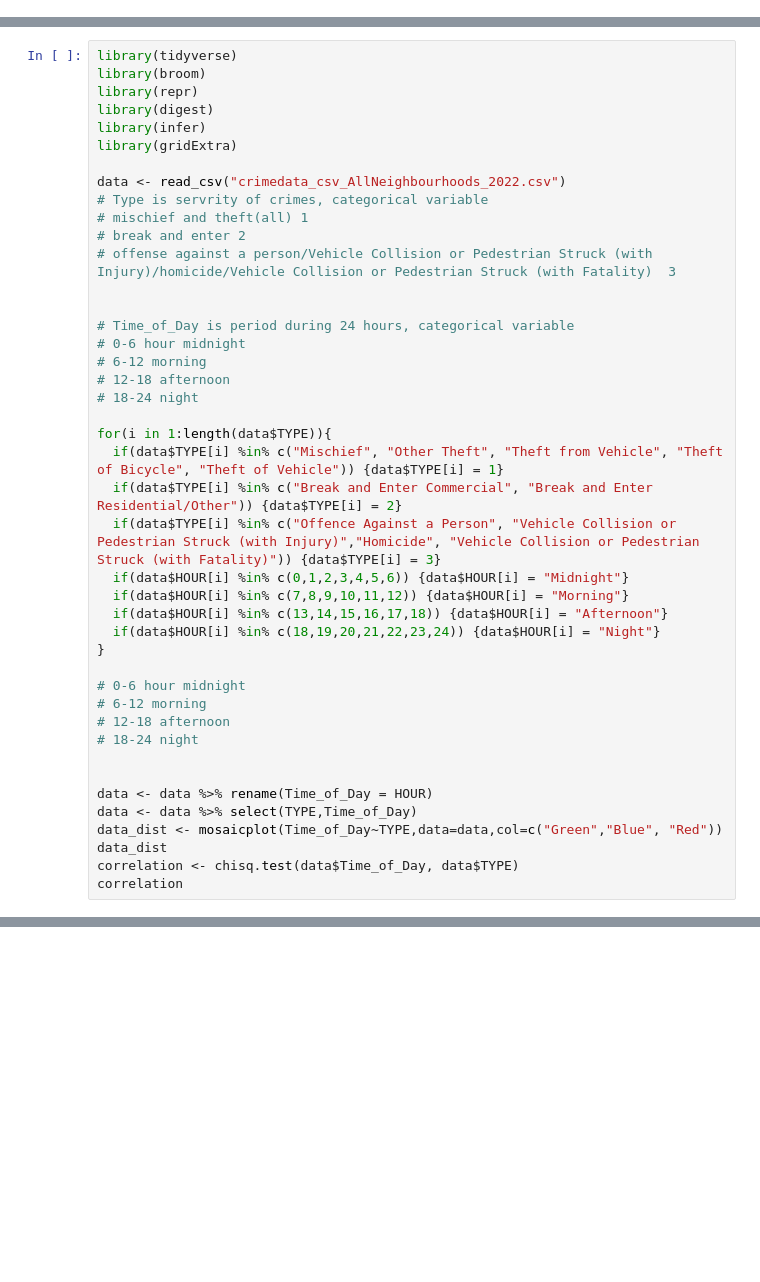
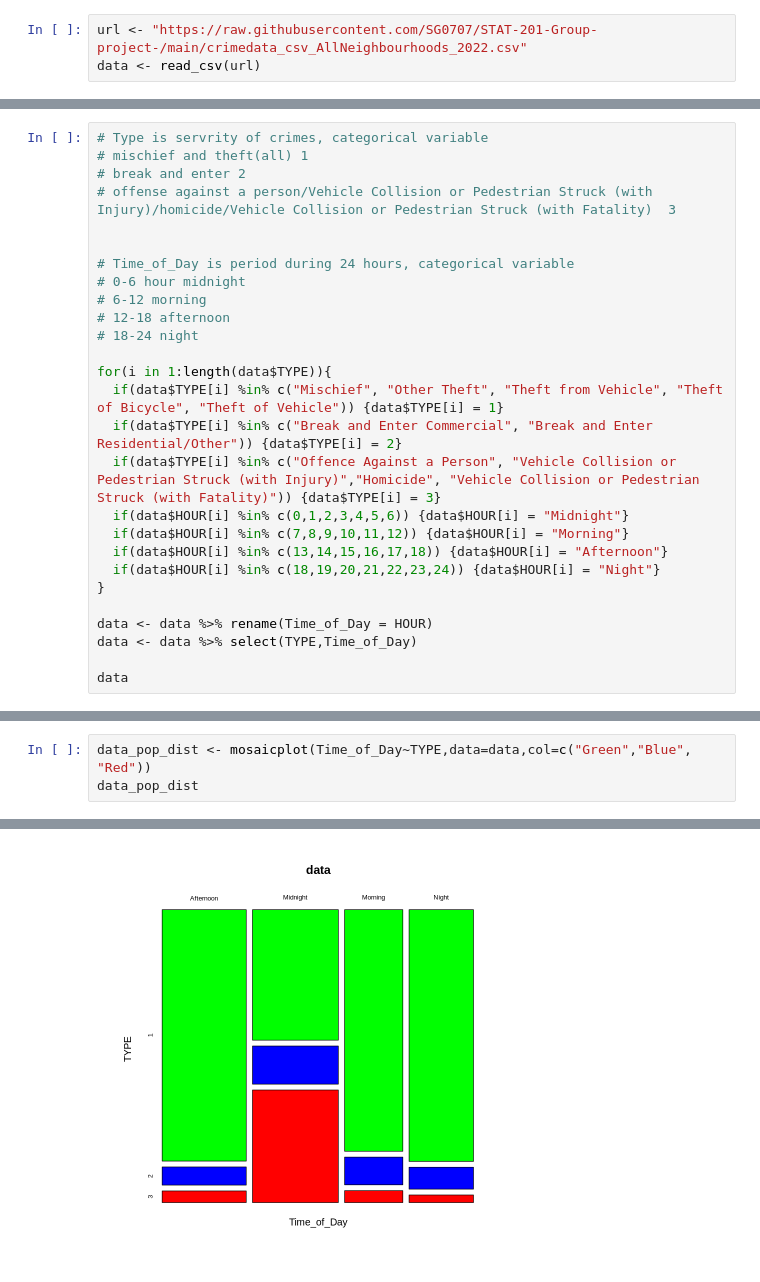
Before and after one commit to saucedo111/Crime-Severity-and-Time-of-Day, a Jupyter notebook: proposal.ipynb, the cells around one changed output, grey strips where cells are left out. Drawn from its saved outputs; the diff is of its cells as text; blank space fills up the shorter version.

```diff
--- a/proposal.ipynb
+++ b/proposal.ipynb
@@ -0,0 +48,3 @@
+# %%
+url <- "https://raw.githubusercontent.com/SG0707/STAT-201-Group-project-/main/crimedata_csv_AllNeighbourhoods_2022.csv"
+data <- read_csv(url)
@@ -1,12 +62,4 @@
 # %%
-library(tidyverse)
-library(broom)
-library(repr)
-library(digest)
-library(infer)
-library(gridExtra)
-
-data <- read_csv("crimedata_csv_AllNeighbourhoods_2022.csv")
 # Type is servrity of crimes, categorical variable
 # mischief and theft(all) 1
 # break and enter 2
@@ -29,16 +82,8 @@ for(i in 1:length(data$TYPE)){
   if(data$HOUR[i] %in% c(18,19,20,21,22,23,24)) {data$HOUR[i] = "Night"}
 }
 
-# 0-6 hour midnight
-# 6-12 morning
-# 12-18 afternoon
-# 18-24 night
-
-
 data <- data %>% rename(Time_of_Day = HOUR)
 data <- data %>% select(TYPE,Time_of_Day)
-data_dist <- mosaicplot(Time_of_Day~TYPE,data=data,col=c("Green","Blue", "Red"))
-data_dist
-correlation <- chisq.test(data$Time_of_Day, data$TYPE)
-correlation
+
+data
 # %% [output]
@@ -48,0 +111,4 @@ ERROR: Error in parse(text = x, srcfile = src): <text>:41:32: unexpected ','
+# %%
+data_pop_dist <- mosaicplot(Time_of_Day~TYPE,data=data,col=c("Green","Blue", "Red"))
+data_pop_dist
+# %% [output]
@@ -48,0 +116 @@ ERROR: Error in parse(text = x, srcfile = src): <text>:41:32: unexpected ','
+[figure, added]
```
Also changed, not shown: parts of 16 cells of this notebook.
